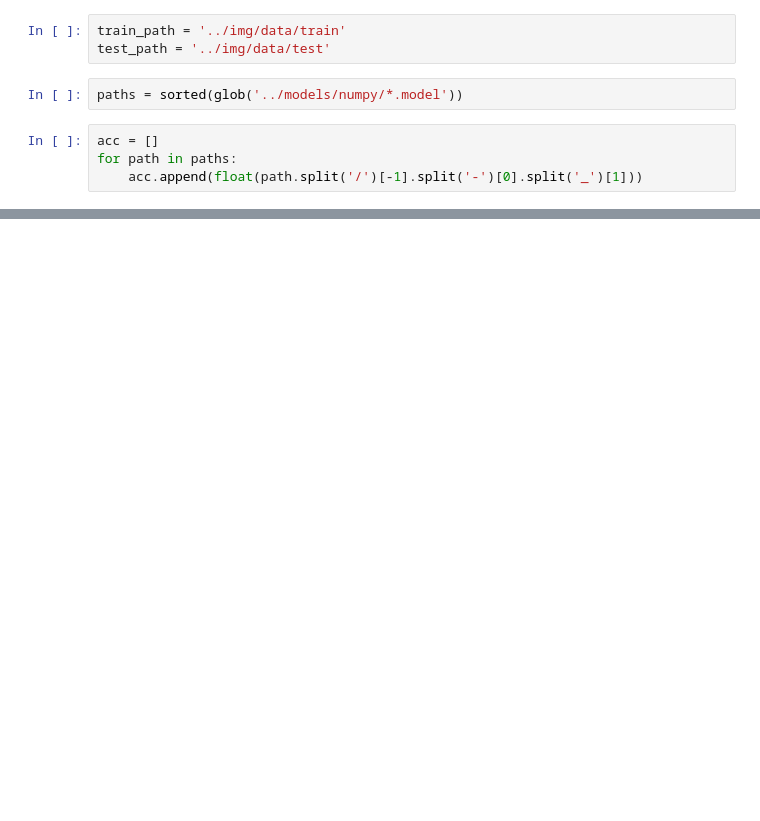
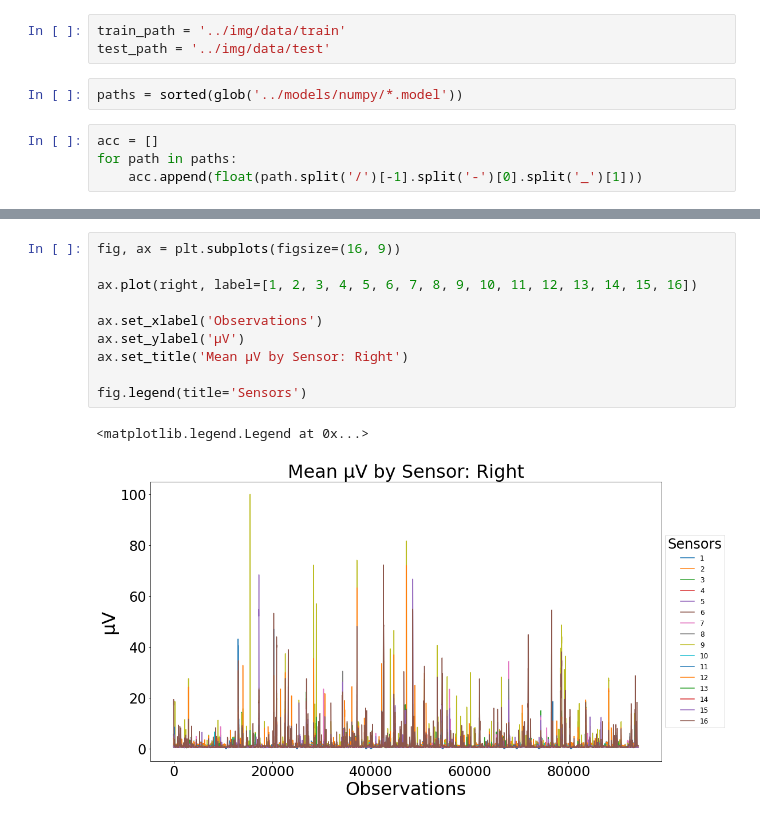
Before and after one commit to josiah-d/Predict-Directional-Thought, a Jupyter notebook: notebooks/test_bed2.ipynb, the cells around one changed output, grey strips where cells are left out. Saved outputs shown, nothing was run; the diff lists cells and outputs as text; blank space fills up the shorter version.

```diff
--- a/notebooks/test_bed2.ipynb
+++ b/notebooks/test_bed2.ipynb
@@ -39,0 +106,13 @@ Text(0, 0.5, 'accuracy')
+# %%
+fig, ax = plt.subplots(figsize=(16, 9))
+
+ax.plot(right, label=[1, 2, 3, 4, 5, 6, 7, 8, 9, 10, 11, 12, 13, 14, 15, 16])
+
+ax.set_xlabel('Observations')
+ax.set_ylabel('µV')
+ax.set_title('Mean µV by Sensor: Right')
+
+fig.legend(title='Sensors')
+# %% [output]
+<matplotlib.legend.Legend at 0x...>
+[figure, added]
```
Also changed, not shown: parts of 14 cells of this notebook, 1 other file.
